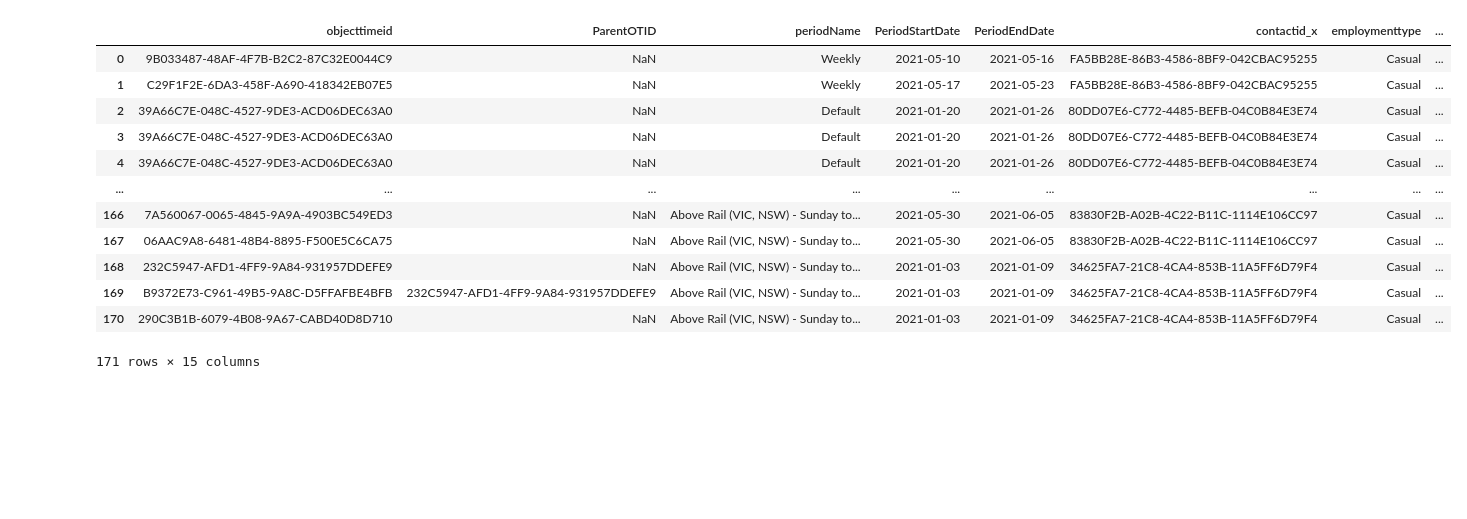
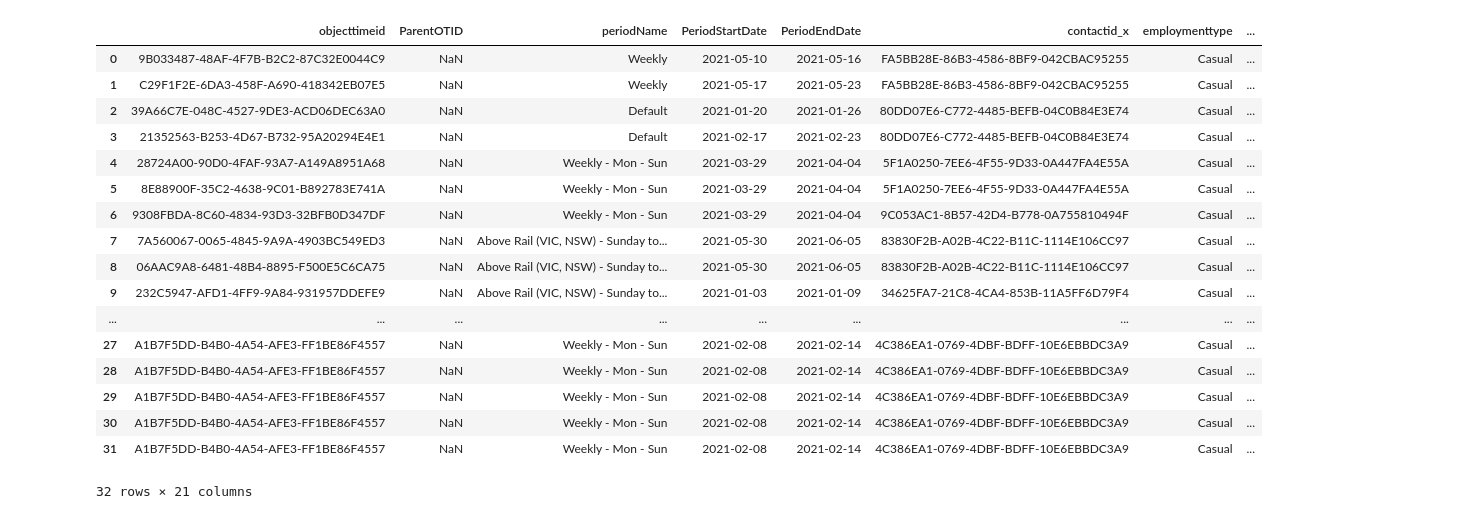
Before and after one commit to huongquynh1611/PAYROLL, a Jupyter notebook: CODE/PAY ROLL TIME2805.ipynb, the cells around one changed output. Drawn from its saved outputs; the diff is of its cells as text; code cells hidden in the pictures; blank space fills up the shorter version.

```diff
--- a/CODE/PAY ROLL TIME2805.ipynb
+++ b/CODE/PAY ROLL TIME2805.ipynb
@@ -22,49 +22,54 @@ def get_rate_df():
     rate_df = pd.read_excel(xls, 'Rates')
     return rate_df
 def get_holiday():
 
     holiday_df = xls.parse("Holiday")
     holiday_list = [("" if m>9 else "0") + str(m) + "/" + ("" if d>9 else "0") + str(d) for d, m in zip(holiday_df["Day"], holiday_df["Month"])]
 
     return holiday_list
 
 def get_holiday_rate():
     holiday_rate = 2.5
     return holiday_rate
 
 def get_rate_data():
     rate1 = np.array([[1,1.15,1.25,1.5,2],[1,1.15,1.25,1.5,2],[1,1.15,1.25,1.5,2],[1,1.15,1.25,1.5,2],[1,1.15,1.25,1.5,2],[1.5,1.5,1.5,1.5,2],[2,2,2,2,2]])
     rate2 = np.array([[1,1.15,1.25,1.5,2],[1,1.15,1.25,1.5,2],[1,1.15,1.25,1.5,2],[1,1.15,1.25,1.5,2],[1,1.15,1.25,1.5,2],[1.5,1.5,1.5,1.5,2],[2,2,2,2,2]])
     rate3 = np.array([[1.2,1.35,1.45,1.7,2.2],[1.2,1.35,1.45,1.7,2.2],[1.2,1.35,1.45,1.7,2.2],[1.2,1.35,1.45,1.7,2.2],[1.2,1.35,1.45,1.7,2.2],[1.7,1.7,1.7,1.7,2.2],[2.2,2.2,2.2,2.2,2.2]])
     rate_data = {"fulltime": rate1, "parttime": rate2, "casual": rate3}
     return rate_data
 rate_df = get_rate_df()
 time_df = get_excel()
-# print(time_df["contactid"])
+
 def get_base_rate(rate_df,time_df):
-#     time_df = time_df.merge(rate_df,on = 'contactid')
-    time_df = time_df.merge(rate_df,on = 'positionid')
-#     result = time_df.join(rate_df.set_index('contactid'), on='contactid', rsuffix='_r')
-#     display(result.head(10))
-#     result = result.join(rate_df.set_index('positionid'), on='positionid', rsuffix='_rr')
+    base_rate = None
+    result = pd.merge(time_df, rate_df.dropna(subset=['contactid']), on = 'contactid', how='left')
+    result = pd.merge(result, rate_df.dropna(subset=['positionid']), left_on = 'positionid_x', right_on = 'positionid', how='left')
+    null_rate = float(rate_df["amount"][rate_df['contactid'].isnull() & rate_df['positionid'].isnull()])
+    base_rate = [result['amount_x'][i]if not result['amount_x'].isnull()[i] else (result['amount_y'][i] if not result['amount_y'].isnull()[i] else null_rate) for i in range(len(result['amount_x'])) ]
+    result["rates"] = base_rate
 
-    return time_df
-
+    return result
 a=get_base_rate(rate_df,time_df)
+# print(len(a))
 a
-# a.to_excel('check.xlsx')
 # %% [output]
 |  | objecttimeid | ParentOTID | periodName | PeriodStartDate | PeriodEndDate | contactid_x | employmenttype | ... |
 | 0 | 9B033487-48AF-4F7B-B2C2-87C32E0044C9 | NaN | Weekly | 2021-05-10 | 2021-05-16 | FA5BB28E-86B3-4586-8BF9-042CBAC95255 | Casual | ... |
 | 1 | C29F1F2E-6DA3-458F-A690-418342EB07E5 | NaN | Weekly | 2021-05-17 | 2021-05-23 | FA5BB28E-86B3-4586-8BF9-042CBAC95255 | Casual | ... |
 | 2 | 39A66C7E-048C-4527-9DE3-ACD06DEC63A0 | NaN | Default | 2021-01-20 | 2021-01-26 | 80DD07E6-C772-4485-BEFB-04C0B84E3E74 | Casual | ... |
-| 3 | 39A66C7E-048C-4527-9DE3-ACD06DEC63A0 | NaN | Default | 2021-01-20 | 2021-01-26 | 80DD07E6-C772-4485-BEFB-04C0B84E3E74 | Casual | ... |
-| 4 | 39A66C7E-048C-4527-9DE3-ACD06DEC63A0 | NaN | Default | 2021-01-20 | 2021-01-26 | 80DD07E6-C772-4485-BEFB-04C0B84E3E74 | Casual | ... |
+| 3 | 21352563-B253-4D67-B732-95A20294E4E1 | NaN | Default | 2021-02-17 | 2021-02-23 | 80DD07E6-C772-4485-BEFB-04C0B84E3E74 | Casual | ... |
+| 4 | 28724A00-90D0-4FAF-93A7-A149A8951A68 | NaN | Weekly - Mon - Sun | 2021-03-29 | 2021-04-04 | 5F1A0250-7EE6-4F55-9D33-0A447FA4E55A | Casual | ... |
+| 5 | 8E88900F-35C2-4638-9C01-B892783E741A | NaN | Weekly - Mon - Sun | 2021-03-29 | 2021-04-04 | 5F1A0250-7EE6-4F55-9D33-0A447FA4E55A | Casual | ... |
+| 6 | 9308FBDA-8C60-4834-93D3-32BFB0D347DF | NaN | Weekly - Mon - Sun | 2021-03-29 | 2021-04-04 | 9C053AC1-8B57-42D4-B778-0A755810494F | Casual | ... |
+| 7 | 7A560067-0065-4845-9A9A-4903BC549ED3 | NaN | Above Rail (VIC, NSW) - Sunday to... | 2021-05-30 | 2021-06-05 | 83830F2B-A02B-4C22-B11C-1114E106CC97 | Casual | ... |
+| 8 | 06AAC9A8-6481-48B4-8895-F500E5C6CA75 | NaN | Above Rail (VIC, NSW) - Sunday to... | 2021-05-30 | 2021-06-05 | 83830F2B-A02B-4C22-B11C-1114E106CC97 | Casual | ... |
+| 9 | 232C5947-AFD1-4FF9-9A84-931957DDEFE9 | NaN | Above Rail (VIC, NSW) - Sunday to... | 2021-01-03 | 2021-01-09 | 34625FA7-21C8-4CA4-853B-11A5FF6D79F4 | Casual | ... |
 | ... | ... | ... | ... | ... | ... | ... | ... | ... |
-| 166 | 7A560067-0065-4845-9A9A-4903BC549ED3 | NaN | Above Rail (VIC, NSW) - Sunday to... | 2021-05-30 | 2021-06-05 | 83830F2B-A02B-4C22-B11C-1114E106CC97 | Casual | ... |
-| 167 | 06AAC9A8-6481-48B4-8895-F500E5C6CA75 | NaN | Above Rail (VIC, NSW) - Sunday to... | 2021-05-30 | 2021-06-05 | 83830F2B-A02B-4C22-B11C-1114E106CC97 | Casual | ... |
-| 168 | 232C5947-AFD1-4FF9-9A84-931957DDEFE9 | NaN | Above Rail (VIC, NSW) - Sunday to... | 2021-01-03 | 2021-01-09 | 34625FA7-21C8-4CA4-853B-11A5FF6D79F4 | Casual | ... |
-| 169 | B9372E73-C961-49B5-9A8C-D5FFAFBE4BFB | 232C5947-AFD1-4FF9-9A84-931957DDEFE9 | Above Rail (VIC, NSW) - Sunday to... | 2021-01-03 | 2021-01-09 | 34625FA7-21C8-4CA4-853B-11A5FF6D79F4 | Casual | ... |
-| 170 | 290C3B1B-6079-4B08-9A67-CABD40D8D710 | NaN | Above Rail (VIC, NSW) - Sunday to... | 2021-01-03 | 2021-01-09 | 34625FA7-21C8-4CA4-853B-11A5FF6D79F4 | Casual | ... |
+| 27 | A1B7F5DD-B4B0-4A54-AFE3-FF1BE86F4557 | NaN | Weekly - Mon - Sun | 2021-02-08 | 2021-02-14 | 4C386EA1-0769-4DBF-BDFF-10E6EBBDC3A9 | Casual | ... |
+| 28 | A1B7F5DD-B4B0-4A54-AFE3-FF1BE86F4557 | NaN | Weekly - Mon - Sun | 2021-02-08 | 2021-02-14 | 4C386EA1-0769-4DBF-BDFF-10E6EBBDC3A9 | Casual | ... |
+| 29 | A1B7F5DD-B4B0-4A54-AFE3-FF1BE86F4557 | NaN | Weekly - Mon - Sun | 2021-02-08 | 2021-02-14 | 4C386EA1-0769-4DBF-BDFF-10E6EBBDC3A9 | Casual | ... |
+| 30 | A1B7F5DD-B4B0-4A54-AFE3-FF1BE86F4557 | NaN | Weekly - Mon - Sun | 2021-02-08 | 2021-02-14 | 4C386EA1-0769-4DBF-BDFF-10E6EBBDC3A9 | Casual | ... |
+| 31 | A1B7F5DD-B4B0-4A54-AFE3-FF1BE86F4557 | NaN | Weekly - Mon - Sun | 2021-02-08 | 2021-02-14 | 4C386EA1-0769-4DBF-BDFF-10E6EBBDC3A9 | Casual | ... |
-171 rows × 15 columns
+32 rows × 21 columns
 # %%
```
Also changed, not shown: parts of 2 cells of this notebook, 11 other files.
